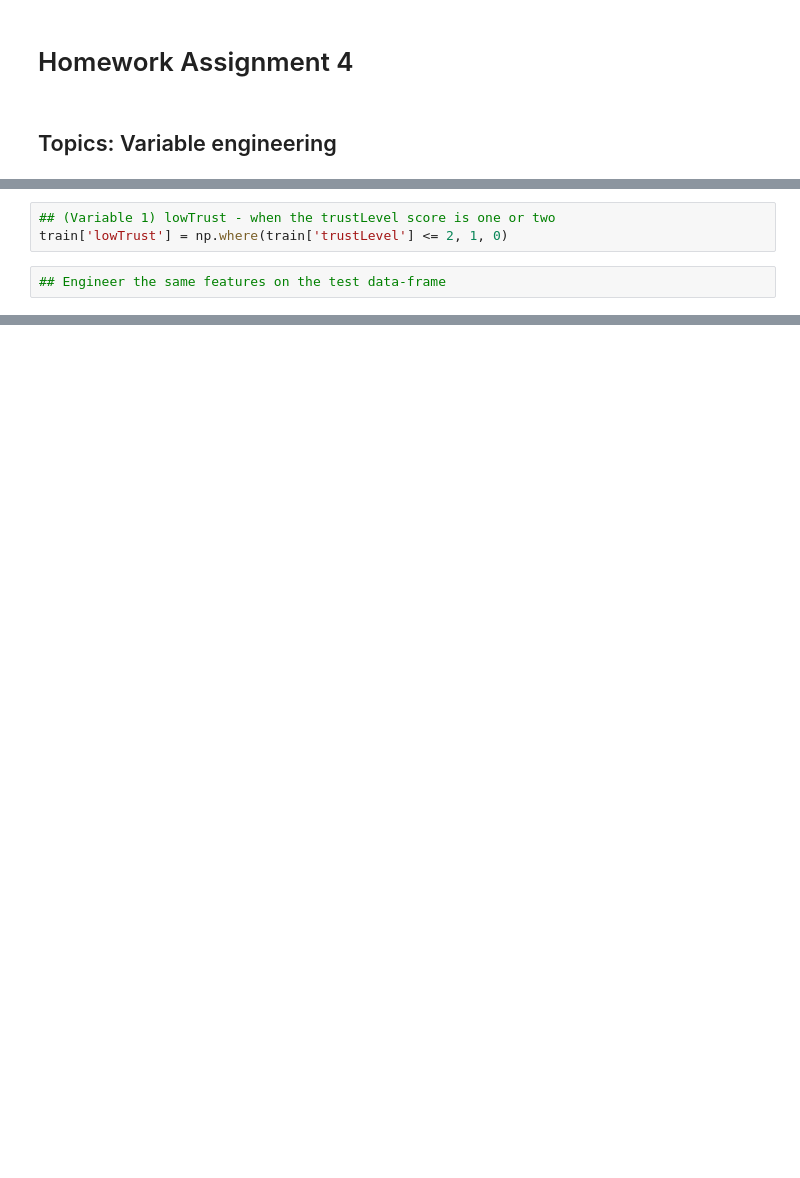
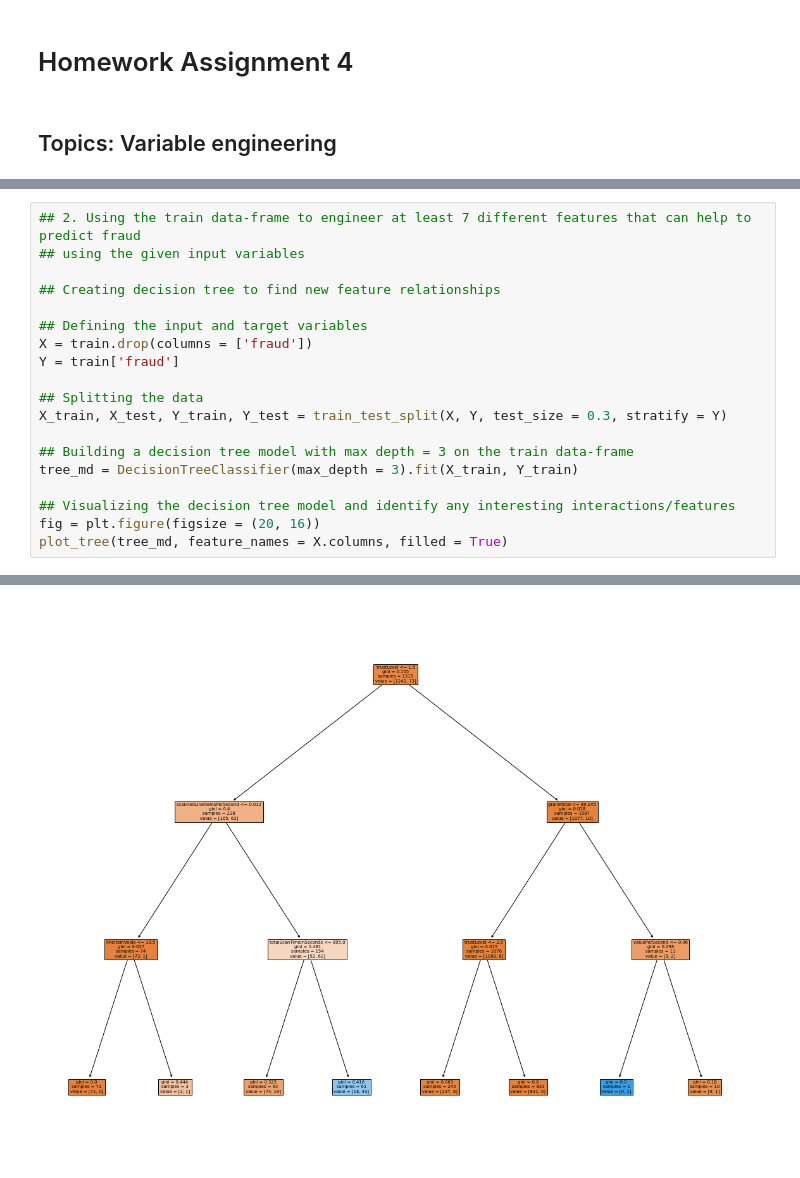
Before and after one commit to Evan-Callaghan/DATA-448-Predictive-Analytics, a Jupyter notebook: Homework Assignments/Homework Assignment 4.ipynb, the cells around one changed output, grey strips where cells are left out. Cells and saved outputs as stored; diff of their text form; blank space fills up the shorter version.

```diff
--- a/Homework Assignments/Homework Assignment 4.ipynb
+++ b/Homework Assignments/Homework Assignment 4.ipynb
@@ -120,5 +46,20 @@ quasi-separation. In this case some parameters will not be identified.
-# %%
-## (Variable 1) lowTrust - when the trustLevel score is one or two
-train['lowTrust'] = np.where(train['trustLevel'] <= 2, 1, 0)
-# %%
-## Engineer the same features on the test data-frame
+# %%
+## 2. Using the train data-frame to engineer at least 7 different features that can help to predict fraud
+## using the given input variables
+
+## Creating decision tree to find new feature relationships
+
+## Defining the input and target variables
+X = train.drop(columns = ['fraud'])
+Y = train['fraud']
+
+## Splitting the data
+X_train, X_test, Y_train, Y_test = train_test_split(X, Y, test_size = 0.3, stratify = Y)
+
+## Building a decision tree model with max depth = 3 on the train data-frame
+tree_md = DecisionTreeClassifier(max_depth = 3).fit(X_train, Y_train)
+
+## Visualizing the decision tree model and identify any interesting interactions/features
+fig = plt.figure(figsize = (20, 16))
+plot_tree(tree_md, feature_names = X.columns, filled = True)
+# %% [output]
@@ -124,0 +81 @@ train['lowTrust'] = np.where(train['trustLevel'] <= 2, 1, 0)
+[figure, added]
```
Also changed, not shown: parts of 11 cells of this notebook, 1 other file.
